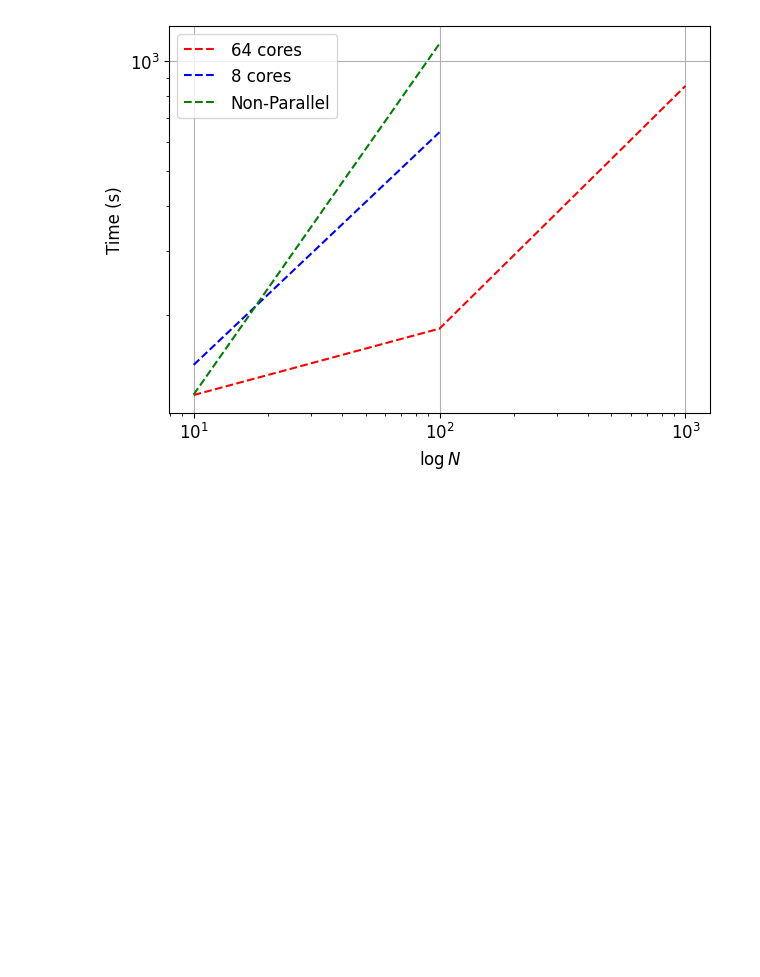
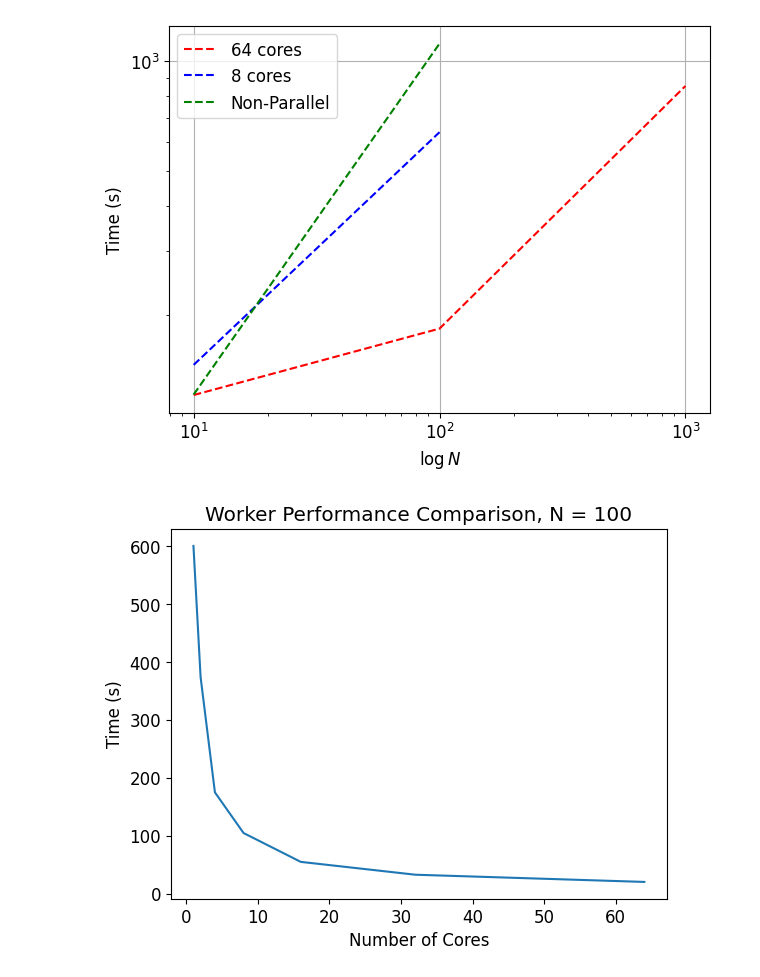
Before and after one commit to austinc21/HPC-Class, a Jupyter notebook: final_project/plots.ipynb, the cells around one changed output. Saved outputs shown, nothing was run; the diff lists cells and outputs as text; code cells hidden in the pictures; blank space fills up the shorter version.

```diff
--- a/final_project/plots.ipynb
+++ b/final_project/plots.ipynb
@@ -22,3 +22,14 @@ plt.tight_layout()
 plt.show()
 # %% [output]
 [figure]
+# %%
+# Worker Comparison
+cores = [1, 2, 4, 8, 16, 32, 64]
+cores_time = [600.89, 374.28, 175.60, 105.43, 55.63, 33.49, 21.05]
+plt.plot(cores, cores_time)
+plt.xlabel('Number of Cores')
+plt.ylabel('Time (s)')
+plt.title('Worker Performance Comparison, N = 100')
+plt.show()
+# %% [output]
+[figure, added]
```
Also changed, not shown: parts of 1 cell of this notebook, 2 other files.
